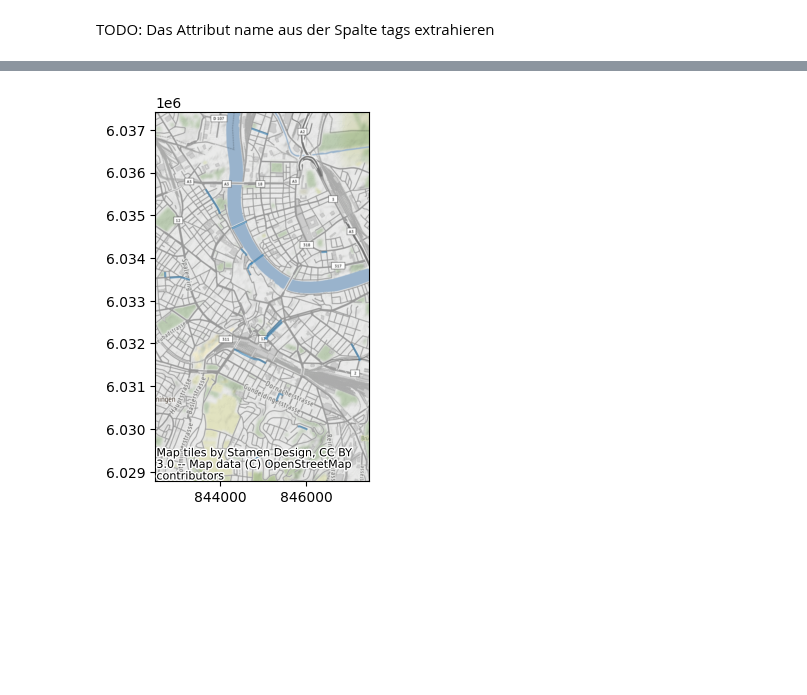
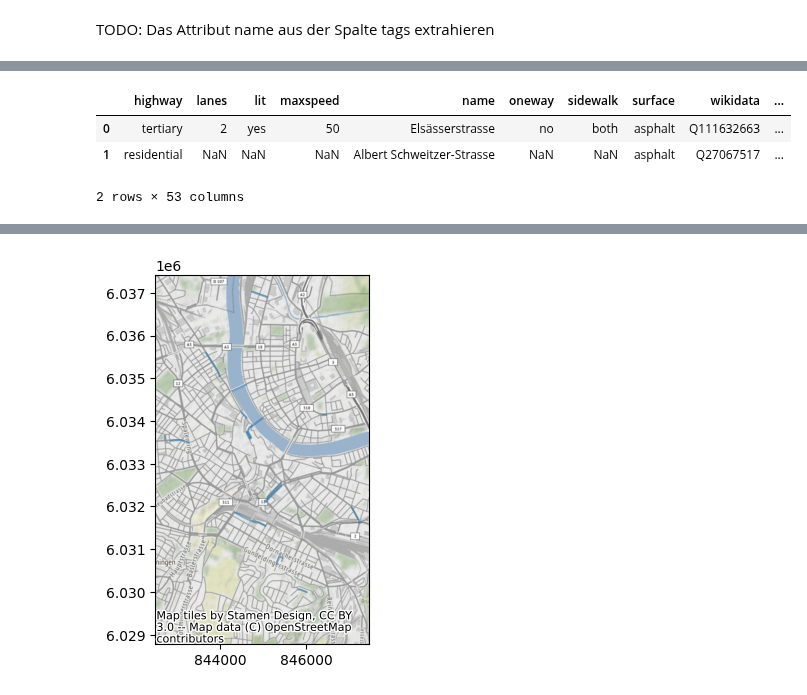
Before and after one commit to CaptainInler/cassda-zertifikatsarbeit, a Jupyter notebook: Dataunderstanding/du-Wikidata.ipynb, the cells around one changed output, grey strips where cells are left out. Saved outputs shown, nothing was run; the diff lists cells and outputs as text; code cells hidden in the pictures; blank space fills up the shorter version.

```diff
--- a/Dataunderstanding/du-Wikidata.ipynb
+++ b/Dataunderstanding/du-Wikidata.ipynb
@@ -51,3 +60,12 @@ points.head(2)
 |  | geometry | type | id | tags | nodes |
 | 0 | LINESTRING (7.58169 47.56651, 7.5... | way | 4303427 | {'highway': 'tertiary', 'lanes': ... | [107573910, 1435404974, 680203797... |
 | 1 | LINESTRING (7.59802 47.53632, 7.5... | way | 4803840 | {'highway': 'residential', 'name'... | [30827754, 30827755, 30827756, 30... |
+# %%
+#from pandas.io.json import json_normalize
+points2 = pd.json_normalize(points.to_dict('list'), ['tags'])
+points2.head(2)
+# %% [output]
+|  | highway | lanes | lit | maxspeed | name | oneway | sidewalk | surface | wikidata | ... |
+| 0 | tertiary | 2 | yes | 50 | Elsässerstrasse | no | both | asphalt | Q111632663 | ... |
+| 1 | residential | NaN | NaN | NaN | Albert Schweitzer-Strasse | NaN | NaN | asphalt | Q27067517 | ... |
+2 rows × 53 columns
```
Also changed, not shown: parts of 18 cells of this notebook.
